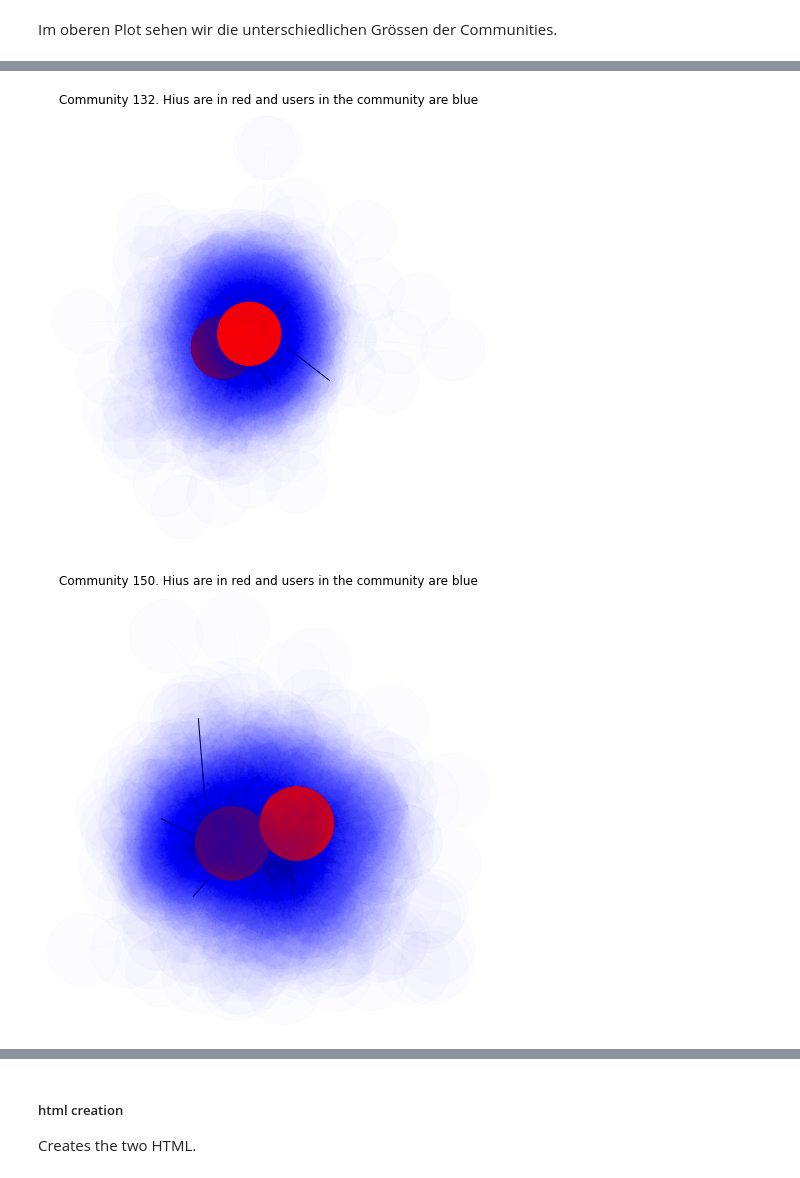
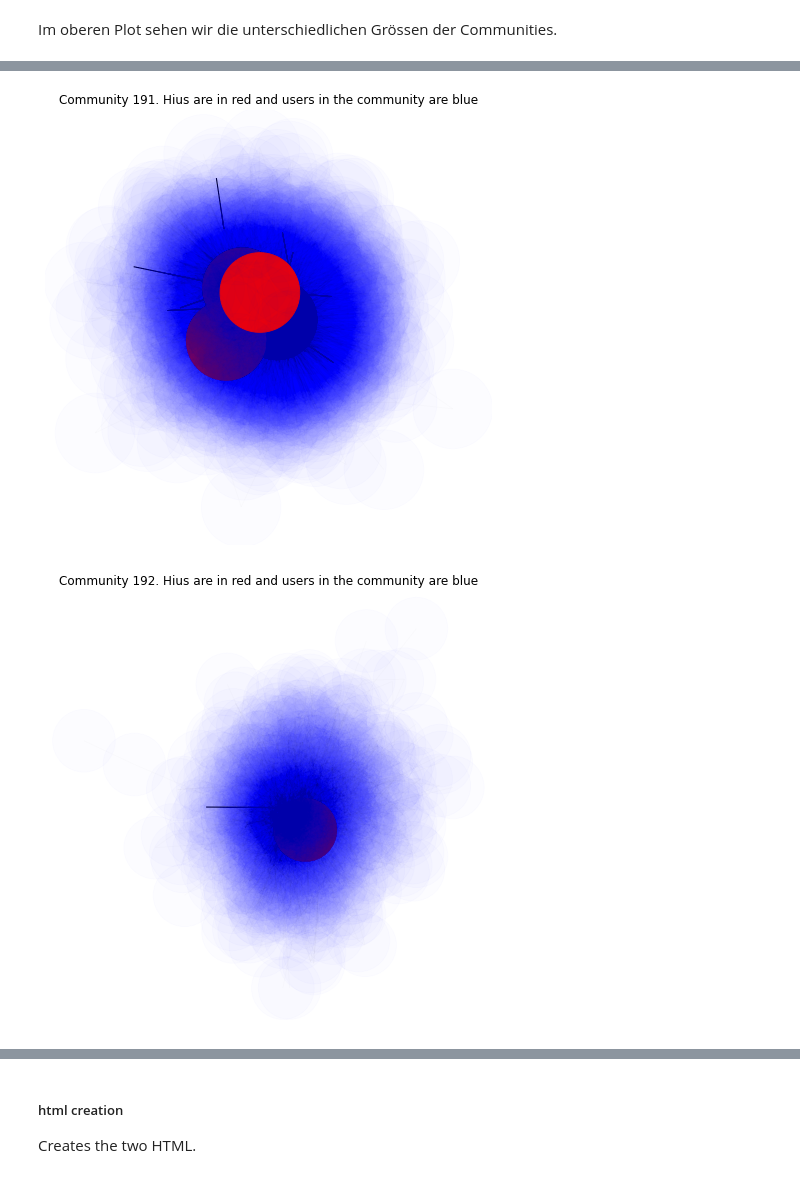
Before and after one commit to kenfus/SAN, a Jupyter notebook: main.ipynb, the cells around one changed output, grey strips where cells are left out. Saved outputs shown, nothing was run; the diff lists cells and outputs as text; code cells hidden in the pictures.

```diff
--- a/main.ipynb
+++ b/main.ipynb
@@ -895,10 +916,10 @@ plot_extract_community_graph(G_de, COMMUNITY_ID_TO_PLOT, hiu_communities[COMMUNI
 # %%
-COMMUNITY_ID_TO_PLOT = 132
+COMMUNITY_ID_TO_PLOT = 191
 plot_extract_community_graph(G_de, COMMUNITY_ID_TO_PLOT, hiu_communities[COMMUNITY_ID_TO_PLOT]['hius'], nx.spring_layout)
 # %% [output]
-[figure, old version]
+[figure, new version]
 # %%
-COMMUNITY_ID_TO_PLOT = 150
+COMMUNITY_ID_TO_PLOT = 192
 plot_extract_community_graph(G_de, COMMUNITY_ID_TO_PLOT, hiu_communities[COMMUNITY_ID_TO_PLOT]['hius'], nx.spring_layout)
 # %% [output]
-[figure, old version]
+[figure, new version]
```
Also changed, not shown: parts of 44 cells of this notebook, 2 other files.
